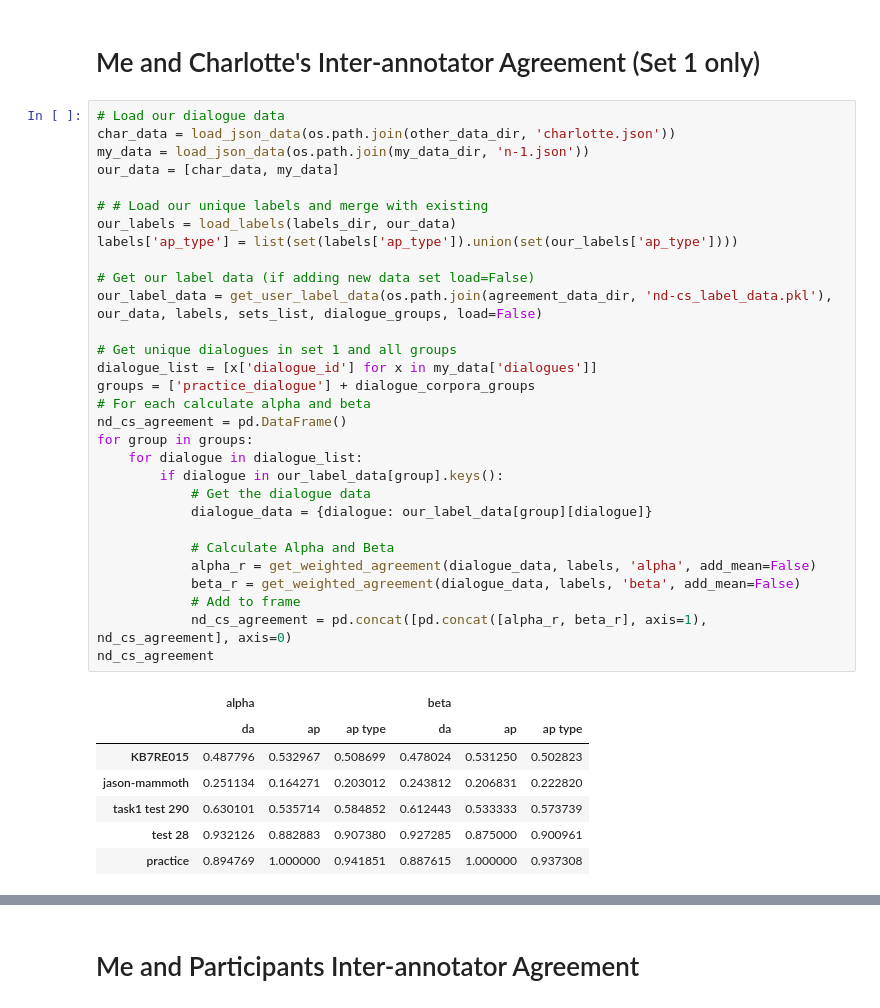
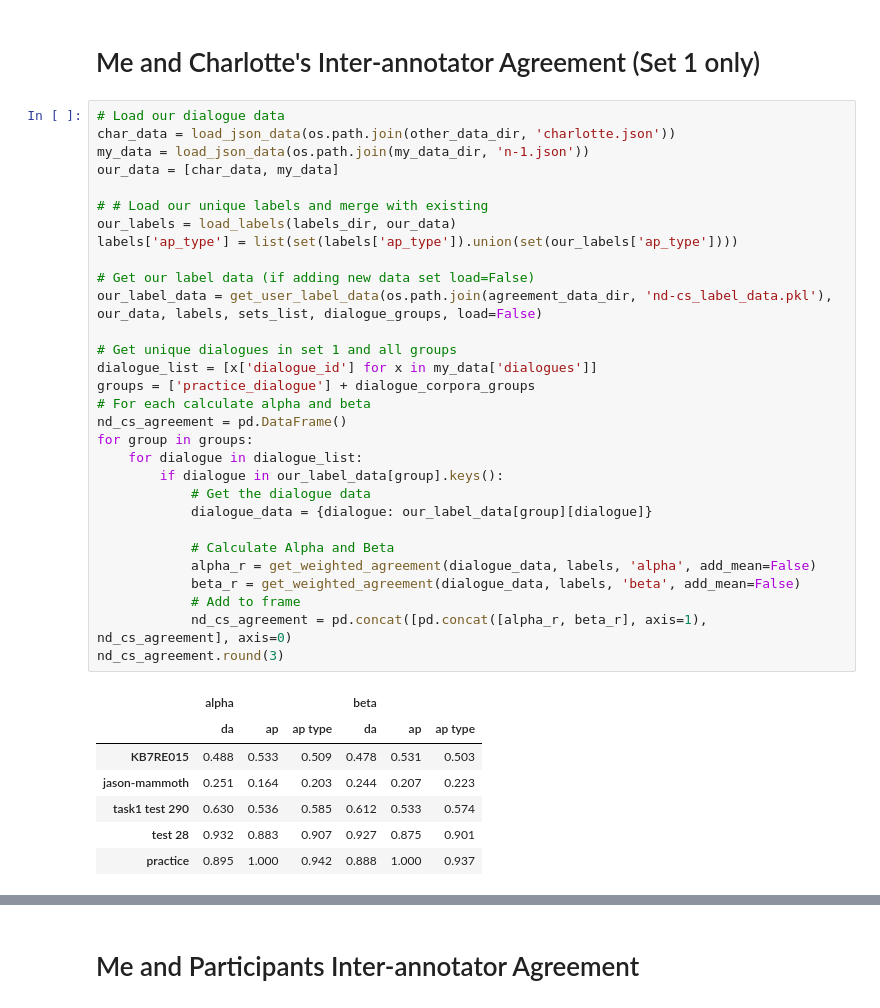
Before and after one commit to NathanDuran/CAMS-Dialogue-Annotation, a Jupyter notebook: data_processing/my_agreement.ipynb, the cells around one changed output, grey strips where cells are left out. Saved outputs shown, nothing was run; the diff lists cells and outputs as text.

```diff
--- a/data_processing/my_agreement.ipynb
+++ b/data_processing/my_agreement.ipynb
@@ -71,36 +71,36 @@ dialogue_sets = {'set_1': ['jason-mammoth', 'test_28', 'task1_test_290', 'KB7RE0
 char_data = load_json_data(os.path.join(other_data_dir, 'charlotte.json'))
 my_data = load_json_data(os.path.join(my_data_dir, 'n-1.json'))
 our_data = [char_data, my_data]
 
 # # Load our unique labels and merge with existing
 our_labels = load_labels(labels_dir, our_data)
 labels['ap_type'] = list(set(labels['ap_type']).union(set(our_labels['ap_type'])))
 
 # Get our label data (if adding new data set load=False)
 our_label_data = get_user_label_data(os.path.join(agreement_data_dir, 'nd-cs_label_data.pkl'), our_data, labels, sets_list, dialogue_groups, load=False)
 
 # Get unique dialogues in set 1 and all groups
 dialogue_list = [x['dialogue_id'] for x in my_data['dialogues']]
 groups = ['practice_dialogue'] + dialogue_corpora_groups
 # For each calculate alpha and beta
 nd_cs_agreement = pd.DataFrame()
 for group in groups:
     for dialogue in dialogue_list:
         if dialogue in our_label_data[group].keys():
             # Get the dialogue data
             dialogue_data = {dialogue: our_label_data[group][dialogue]}
 
             # Calculate Alpha and Beta
             alpha_r = get_weighted_agreement(dialogue_data, labels, 'alpha', add_mean=False)
             beta_r = get_weighted_agreement(dialogue_data, labels, 'beta', add_mean=False)
             # Add to frame
             nd_cs_agreement = pd.concat([pd.concat([alpha_r, beta_r], axis=1), nd_cs_agreement], axis=0)
-nd_cs_agreement
+nd_cs_agreement.round(3)
 # %% [output]
 |  | alpha |  |  | beta |  |  |
 |  | da | ap | ap type | da | ap | ap type |
-| KB7RE015 | 0.487796 | 0.532967 | 0.508699 | 0.478024 | 0.531250 | 0.502823 |
-| jason-mammoth | 0.251134 | 0.164271 | 0.203012 | 0.243812 | 0.206831 | 0.222820 |
-| task1 test 290 | 0.630101 | 0.535714 | 0.584852 | 0.612443 | 0.533333 | 0.573739 |
-| test 28 | 0.932126 | 0.882883 | 0.907380 | 0.927285 | 0.875000 | 0.900961 |
-| practice | 0.894769 | 1.000000 | 0.941851 | 0.887615 | 1.000000 | 0.937308 |
+| KB7RE015 | 0.488 | 0.533 | 0.509 | 0.478 | 0.531 | 0.503 |
+| jason-mammoth | 0.251 | 0.164 | 0.203 | 0.244 | 0.207 | 0.223 |
+| task1 test 290 | 0.630 | 0.536 | 0.585 | 0.612 | 0.533 | 0.574 |
+| test 28 | 0.932 | 0.883 | 0.907 | 0.927 | 0.875 | 0.901 |
+| practice | 0.895 | 1.000 | 0.942 | 0.888 | 1.000 | 0.937 |
```
Also changed, not shown: parts of 1 cell of this notebook, 1 other file.
